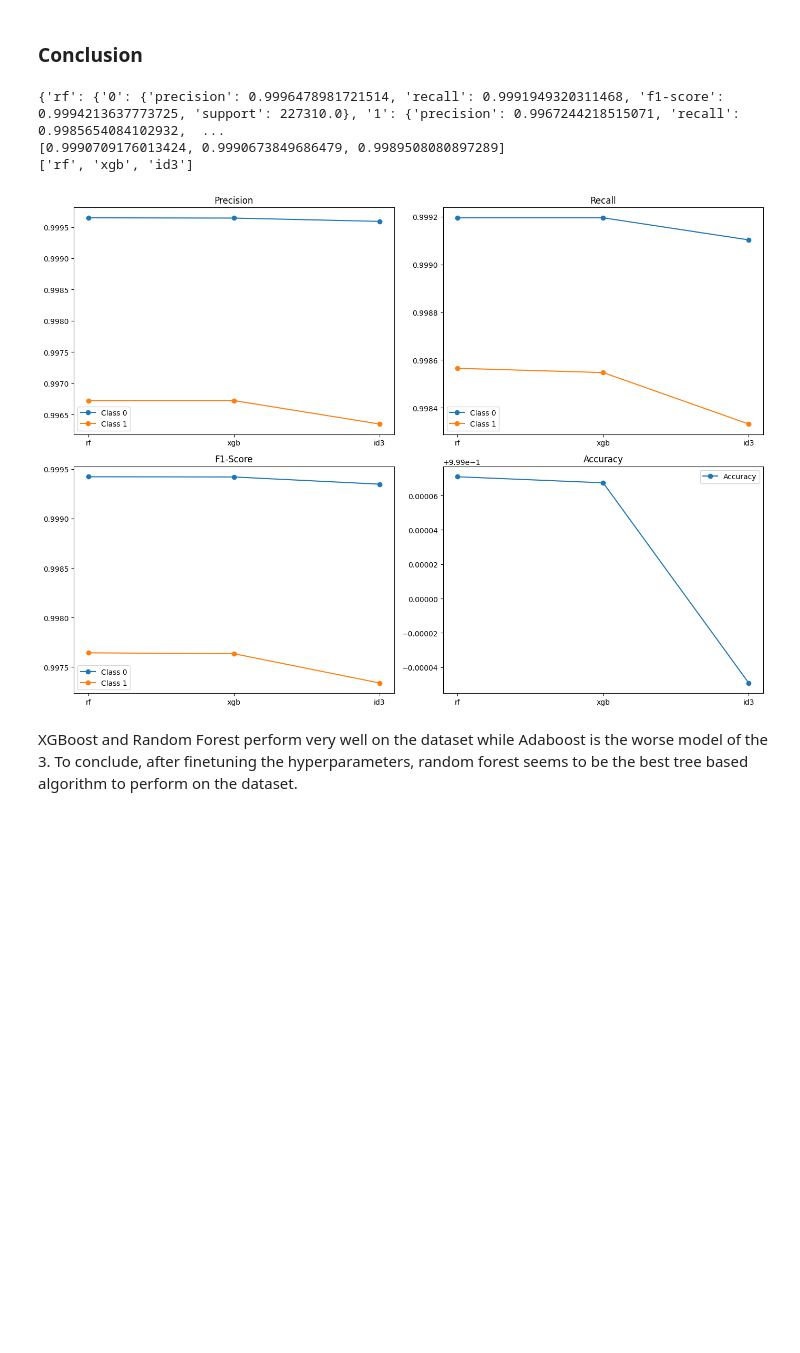
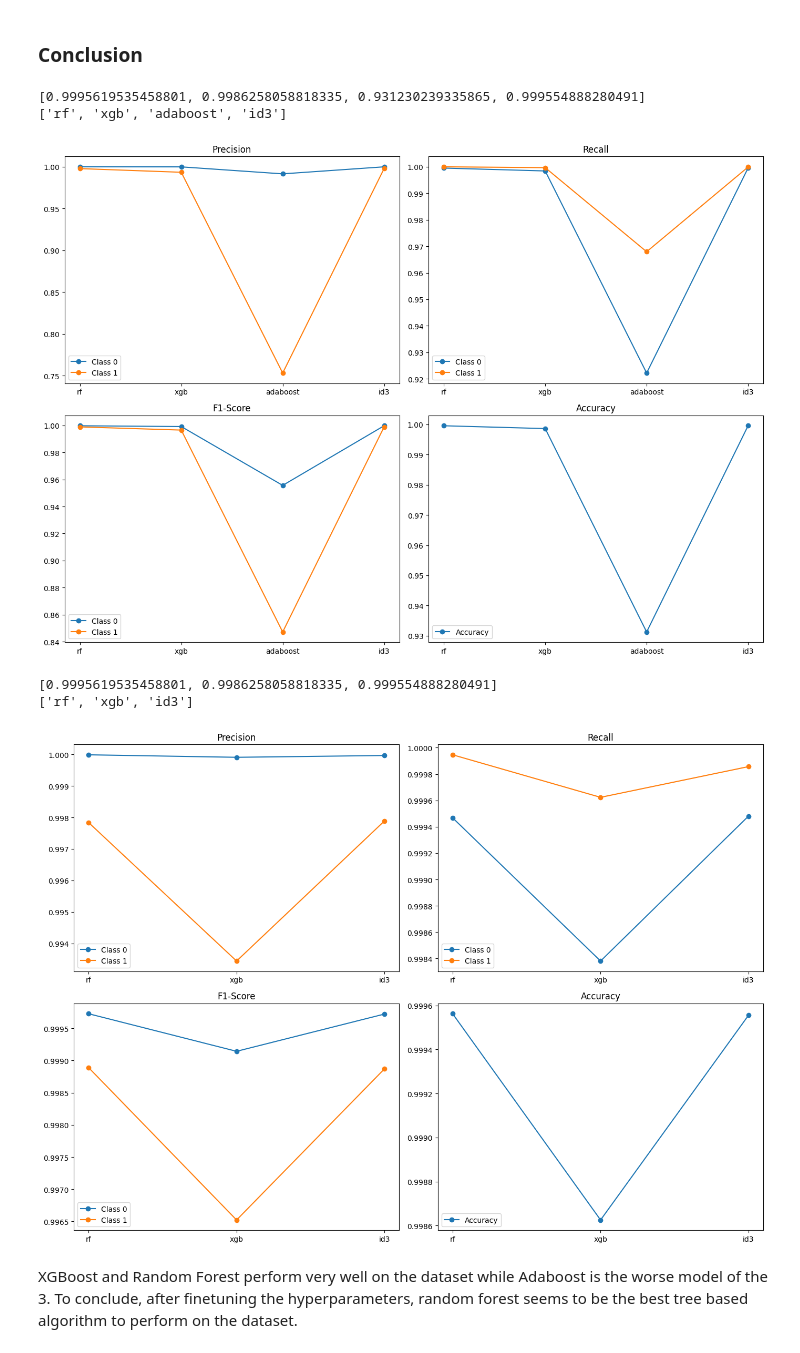
Before and after one commit to Joe-0120/ML-IDS, a Jupyter notebook: Notebooks/3_ML_Models.ipynb, the cells around one changed output. Drawn from its saved outputs; the diff is of its cells as text; code cells hidden in the pictures; blank space fills up the shorter version.

```diff
--- a/Notebooks/3_ML_Models.ipynb
+++ b/Notebooks/3_ML_Models.ipynb
@@ -185,5 +207,5 @@ memory usage: 842.3 MB
 # %% [markdown]
 The dataset is split into a train, cross-validation and evaluation sets with a ratio of 0.8/0.1/0.1. The dataset is stratified according to the label to have an equal representation of all classes in the 3 subsets.
 # %%
-X_train, X_temp, Y_train, Y_temp = train_test_split(X, Y, test_size=0.2, stratify=Y.label)
-X_eval, X_test, Y_eval, Y_test = train_test_split(X_temp, Y_temp, test_size=0.5, stratify=Y_temp.label)
+X_train, X_temp, Y_train, Y_temp = train_test_split(X, Y, test_size=0.2, stratify=Y.label_code)
+X_eval, X_test, Y_eval, Y_test = train_test_split(X_temp, Y_temp, test_size=0.5, stratify=Y_temp.label_code)
@@ -190,3 +214,5 @@ X_eval, X_test, Y_eval, Y_test = train_test_split(X_temp, Y_temp, test_size=0.5,
+# %%
+X_train, Y_train = upsample_dataset(X, Y, 100000, attack_labels)
 # %%
 Y_train.label.value_counts()
 # %% [output]
@@ -501,5 +492,27 @@ weighted avg     0.9991    0.9991    0.9991    283075
 # %% [markdown]
 Best Hyperparameters: {'subsample': 1.0, 'reg_lambda': 0, 'reg_alpha': 0.5, 'n_estimators': 100, 'min_child_weight': 3, 'max_depth': 10, 'learning_rate': 0.1, 'gamma': 0.3, 'colsample_bytree': 0.6}
+# %%
+best_params = {
+    'subsample': 1.0,
+    'reg_lambda': 0,
+    'reg_alpha': 0.5,
+    'n_estimators': 100,
+    'min_child_weight': 3,
+    'max_depth': 10,
+    'learning_rate': 0.1,
+    'gamma': 0.3,
+    'colsample_bytree': 0.6
+}
+
+best_xgb_model = xgb.XGBClassifier(
+    objective='binary:logistic',
+    scale_pos_weight=1,
+    n_jobs=-1,
+    **best_params
+)
+
+# Fit the model on the training data
+best_xgb_model.fit(scaler.transform(X_train), Y_train.is_attack)
 # %%
 # Predict and evaluate on the evaluation set
 print("Evaluation Set Performance")
@@ -642,37 +655,40 @@ def extract_and_plot_metrics(metrics_dict):
     axs[0, 0].plot(precision_dict['model'], precision_dict['1'], label='Class 1', marker='o')
     axs[0, 0].set_title('Precision')
     axs[0, 0].legend()
 
     # Plot recall
     axs[0, 1].plot(recall_dict['model'], recall_dict['0'], label='Class 0', marker='o')
     axs[0, 1].plot(recall_dict['model'], recall_dict['1'], label='Class 1', marker='o')
     axs[0, 1].set_title('Recall')
     axs[0, 1].legend()
 
     # Plot f1-score
     axs[1, 0].plot(f1_score_dict['model'], f1_score_dict['0'], label='Class 0', marker='o')
     axs[1, 0].plot(f1_score_dict['model'], f1_score_dict['1'], label='Class 1', marker='o')
     axs[1, 0].set_title('F1-Score')
     axs[1, 0].legend()
 
     # Plot accuracy
     print(accuracy_list)
     print(precision_dict['model'])
     axs[1, 1].plot(precision_dict['model'], accuracy_list, label='Accuracy', marker='o')
     axs[1, 1].set_title('Accuracy')
     axs[1, 1].legend()
 
     plt.tight_layout()
     plt.show()
+
+extract_and_plot_metrics(performance_models)
 #extract_and_plot_metrics(performance_models)
 performance_models2 = performance_models.copy()
 performance_models2.pop("adaboost")
-print(performance_models2)
 extract_and_plot_metrics(performance_models2)
 # %% [output]
-{'rf': {'0': {'precision': 0.9996478981721514, 'recall': 0.9991949320311468, 'f1-score': 0.9994213637773725, 'support': 227310.0}, '1': {'precision': 0.9967244218515071, 'recall': 0.9985654084102932,  ...
-[0.9990709176013424, 0.9990673849686479, 0.9989508080897289]
-['rf', 'xgb', 'id3']
+[0.9995619535458801, 0.9986258058818335, 0.931230239335865, 0.999554888280491]
+['rf', 'xgb', 'adaboost', 'id3']
-[figure, old version]
+[figure, new version]
+[0.9995619535458801, 0.9986258058818335, 0.999554888280491]
+['rf', 'xgb', 'id3']
+[figure, added]
 # %% [markdown]
 XGBoost and Random Forest perform very well on the dataset while Adaboost is the worse model of the 3. To conclude, after finetuning the hyperparameters, random forest seems to be the best tree based algorithm to perform on the dataset.
```
Also changed, not shown: parts of 30 cells of this notebook, 1 other file.
